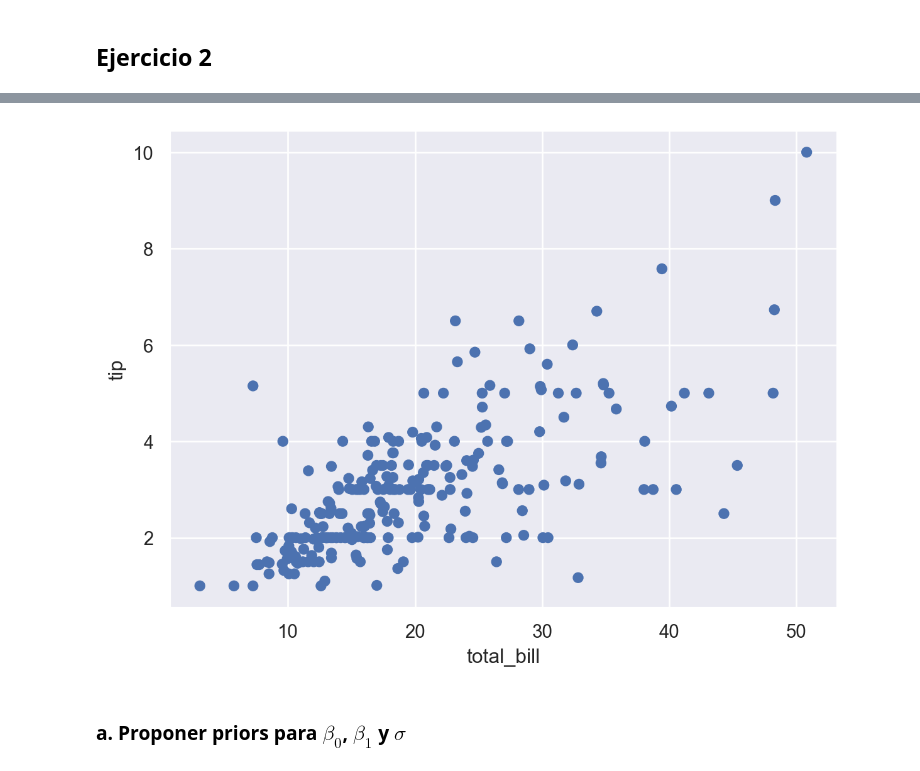
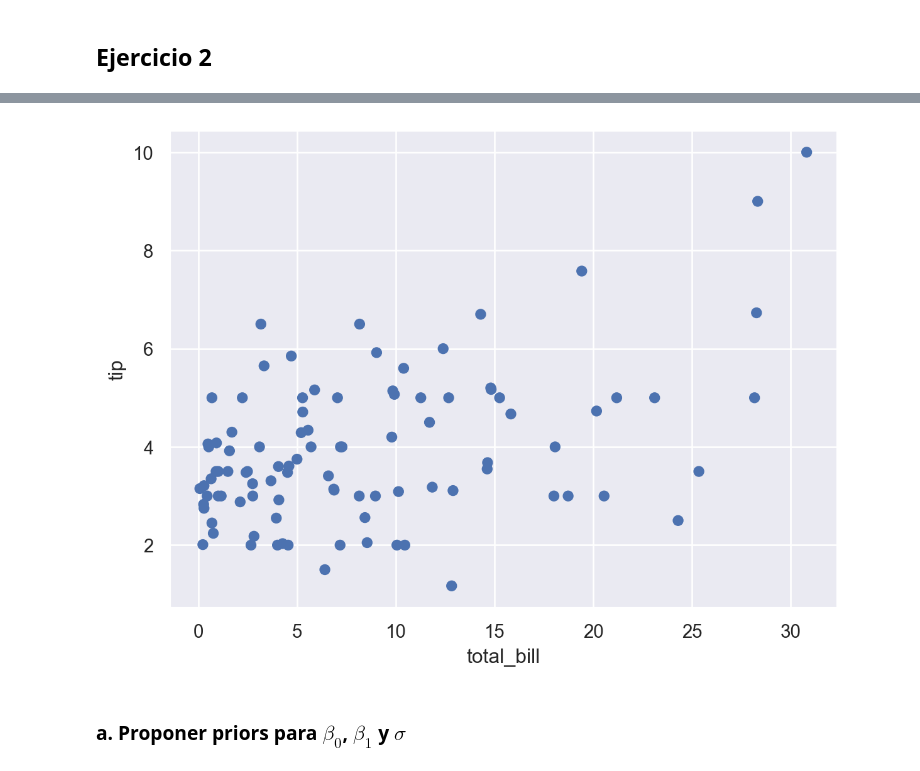
Before and after one commit to matias258/Estimacion_Bayesiana, a Jupyter notebook: Entregas/2/entrega2.ipynb, the cells around one changed output, grey strips where cells are left out. Saved outputs shown, nothing was run; the diff lists cells and outputs as text; code cells hidden in the pictures.

```diff
--- a/Entregas/2/entrega2.ipynb
+++ b/Entregas/2/entrega2.ipynb
@@ -70,0 +69,7 @@ datos = sns.load_dataset('tips')
+# %%
+datos = sns.load_dataset('tips')
+
+# Para no perder el contexto de los tips, vamos a quedarnos con los platos >= 20 usd
+datos["total_bill"] = datos["total_bill"] - 20
+datos_filtrados = datos[datos["total_bill"] >= 0]
+datos_filtrados
@@ -71,10 +90,10 @@ datos = sns.load_dataset('tips')
 # %%
 (
-    so.Plot(data=datos, x='total_bill', y='tip')
+    so.Plot(data=datos_filtrados, x='total_bill', y='tip')
     .add(so.Dot())
 )
 # %% [output]
-[figure, old version]
+[figure, new version]
 # %% [markdown]
 ### a. Proponer priors para $\beta_0$, $\beta_1$ y $\sigma $
 # %%
```
Also changed, not shown: parts of 37 cells of this notebook.
